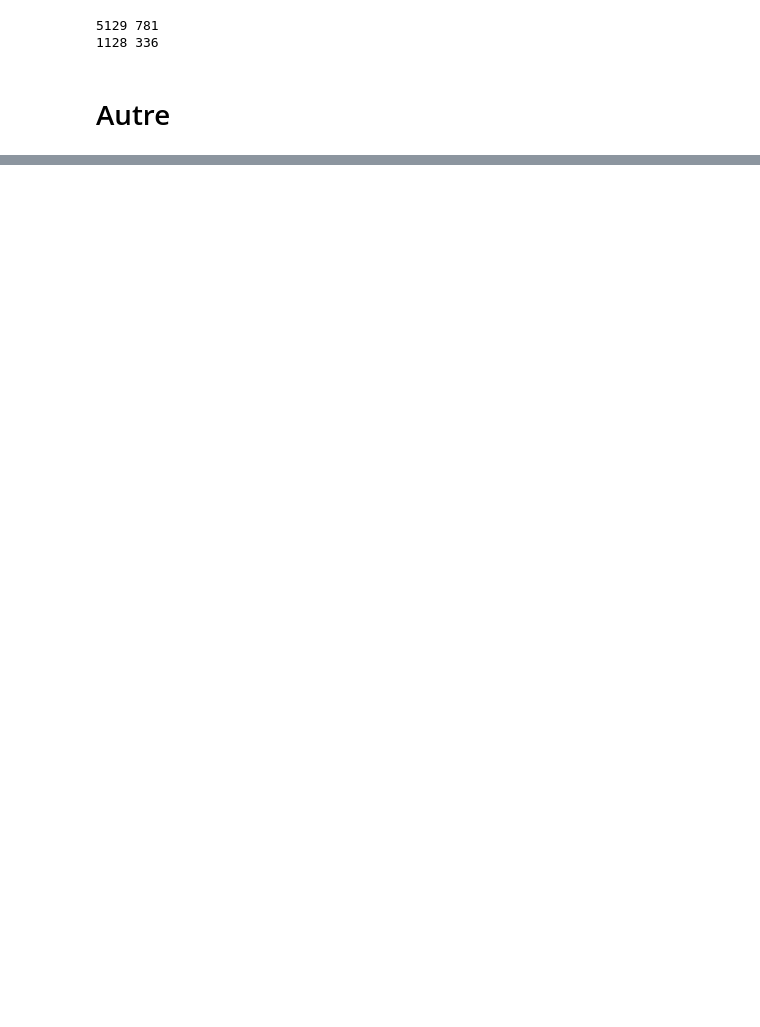
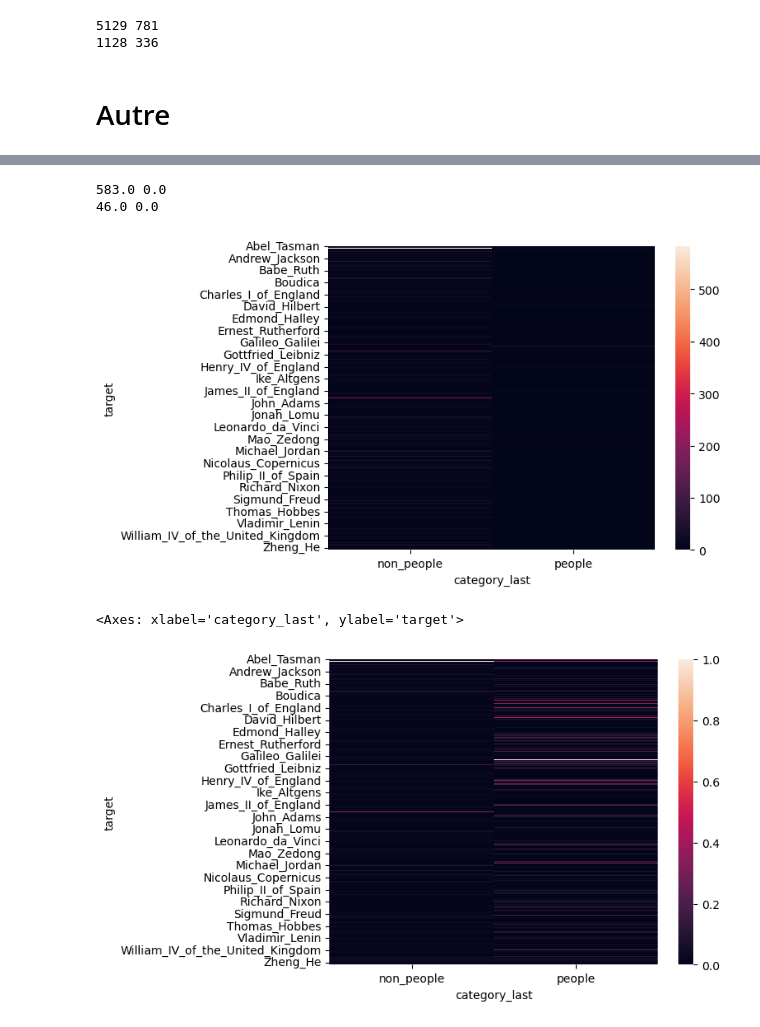
Before and after one commit to epfl-ada/ada-2023-project-ndlmada, a Jupyter notebook: path_network.ipynb, the cells around one changed output, grey strips where cells are left out. Drawn from its saved outputs; the diff is of its cells as text; code cells hidden in the pictures; blank space fills up the shorter version.

```diff
--- a/path_network.ipynb
+++ b/path_network.ipynb
@@ -426,0 +406,18 @@ ExecutableNotFound: failed to execute PosixPath('dot'), make sure the Graphviz e
+# %%
+a = target_cat_last.pivot(index="target", columns="category_last", values="count_by_categories")
+a.fillna(0, inplace = True)
+print(max(a.non_people), min(a.non_people))
+print(max(a.people), min(a.people))
+import seaborn as sns
+sns.heatmap(a, annot=False)
+plt.show()
+from sklearn.preprocessing import MinMaxScaler
+scaler = MinMaxScaler()
+a[['non_people', 'people']] = scaler.fit_transform(a)
+sns.heatmap(a, annot=False)
+# %% [output]
+583.0 0.0
+46.0 0.0
+[figure, added]
+<Axes: xlabel='category_last', ylabel='target'>
+[figure, added]
```
Also changed, not shown: parts of 16 cells of this notebook.
